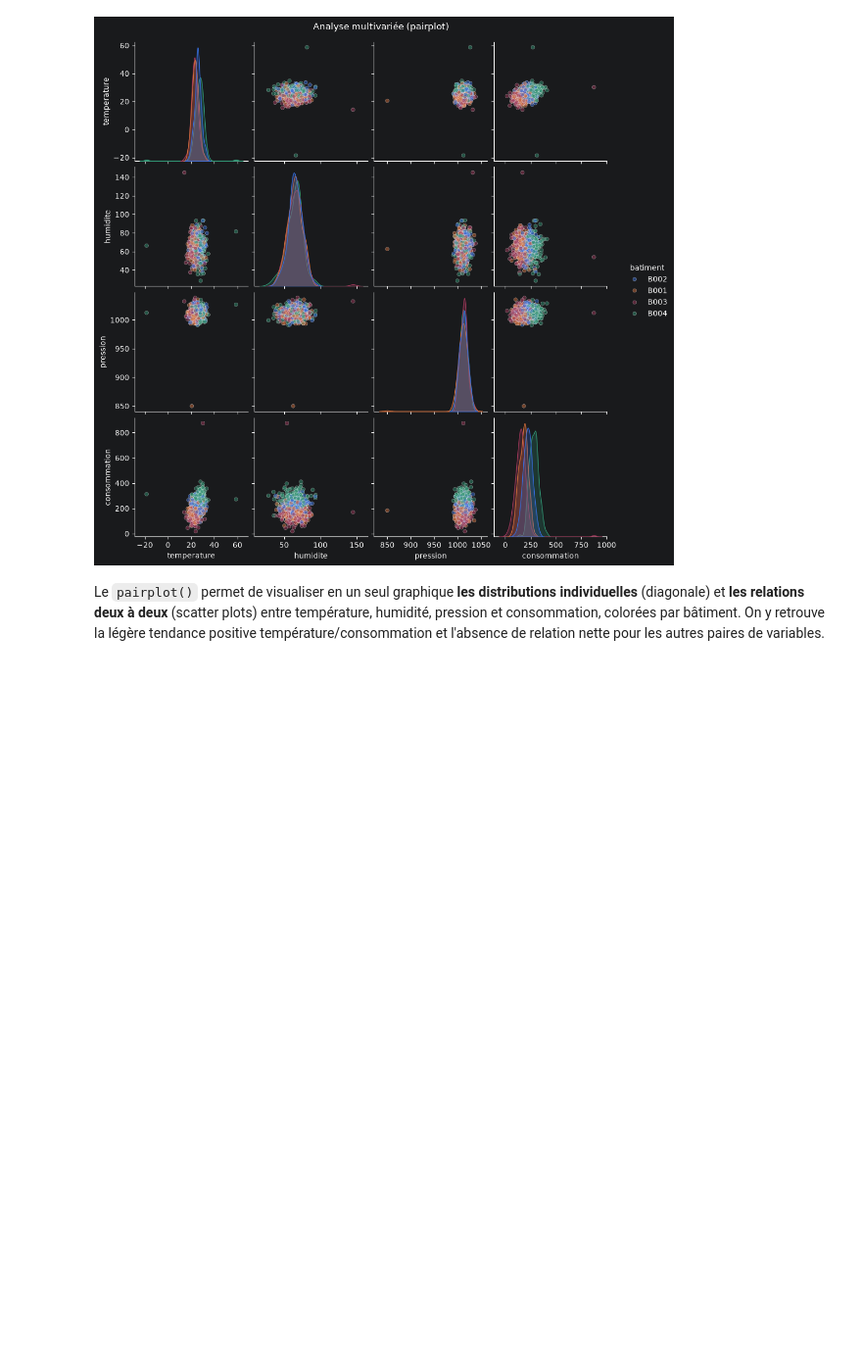
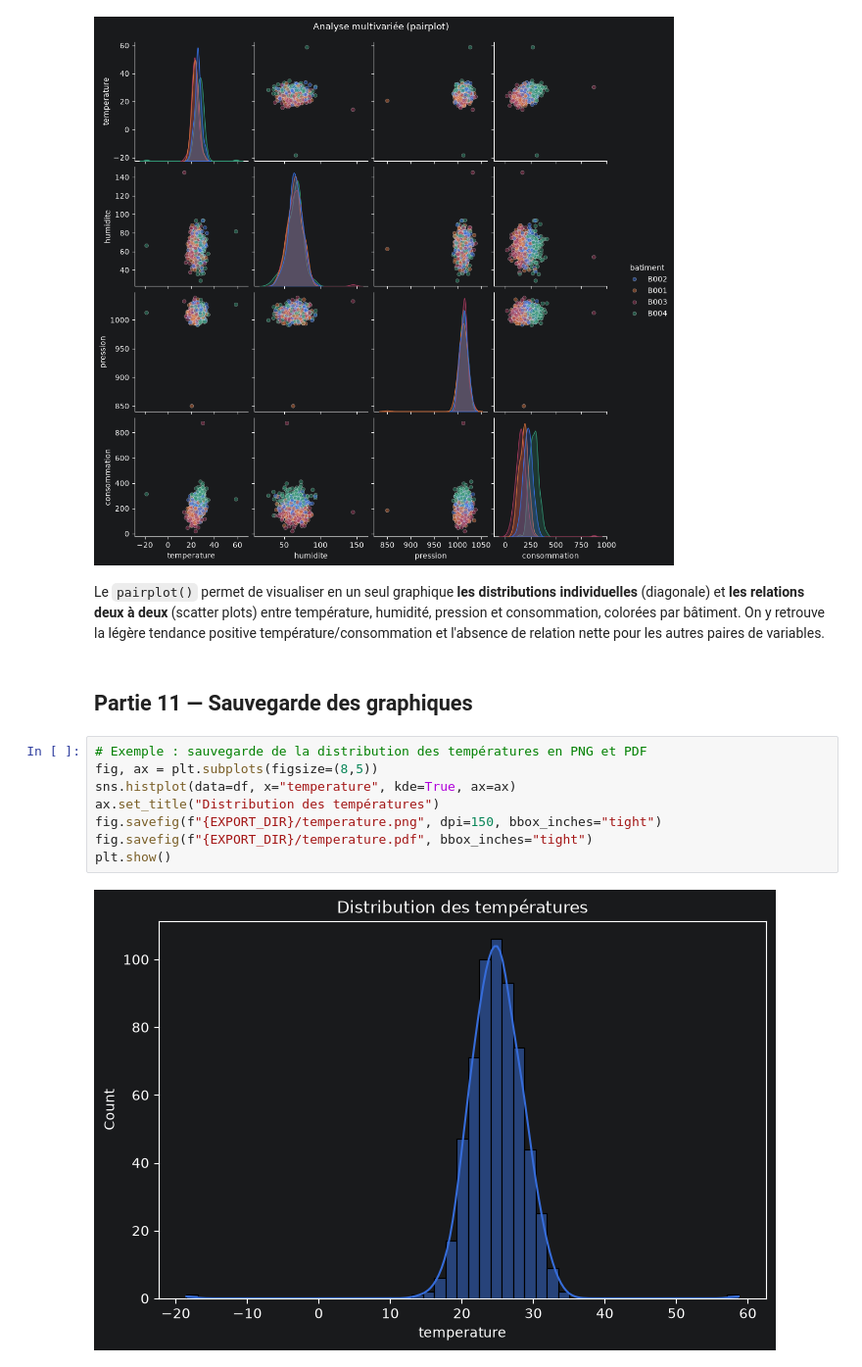
Before and after one commit to massamba0809/atelier_seaborn_iot, a Jupyter notebook: notebooks/atelier_seaborn_iot.ipynb, the cells around one changed output. Shown at 98% size. Cells and saved outputs as stored; diff of their text form; blank space fills up the shorter version.

Commit message:
Partie 11 : sauvegarde des graphiques dans exports/

```diff
--- a/notebooks/atelier_seaborn_iot.ipynb
+++ b/notebooks/atelier_seaborn_iot.ipynb
@@ -400,3 +400,15 @@ plt.show()
 [figure]
 # %% [markdown]
 Le `pairplot()` permet de visualiser en un seul graphique **les distributions individuelles** (diagonale) et **les relations deux à deux** (scatter plots) entre température, humidité, pression et consommation, colorées par bâtiment. On y retrouve la légère tendance positive température/consommation et l'absence de relation nette pour les autres paires de variables.
+# %% [markdown]
+## Partie 11 — Sauvegarde des graphiques
+# %%
+# Exemple : sauvegarde de la distribution des températures en PNG et PDF
+fig, ax = plt.subplots(figsize=(8,5))
+sns.histplot(data=df, x="temperature", kde=True, ax=ax)
+ax.set_title("Distribution des températures")
+fig.savefig(f"{EXPORT_DIR}/temperature.png", dpi=150, bbox_inches="tight")
+fig.savefig(f"{EXPORT_DIR}/temperature.pdf", bbox_inches="tight")
+plt.show()
+# %% [output]
+[figure, added]
```
Also changed, not shown: parts of 1 cell of this notebook, 7 other files.
